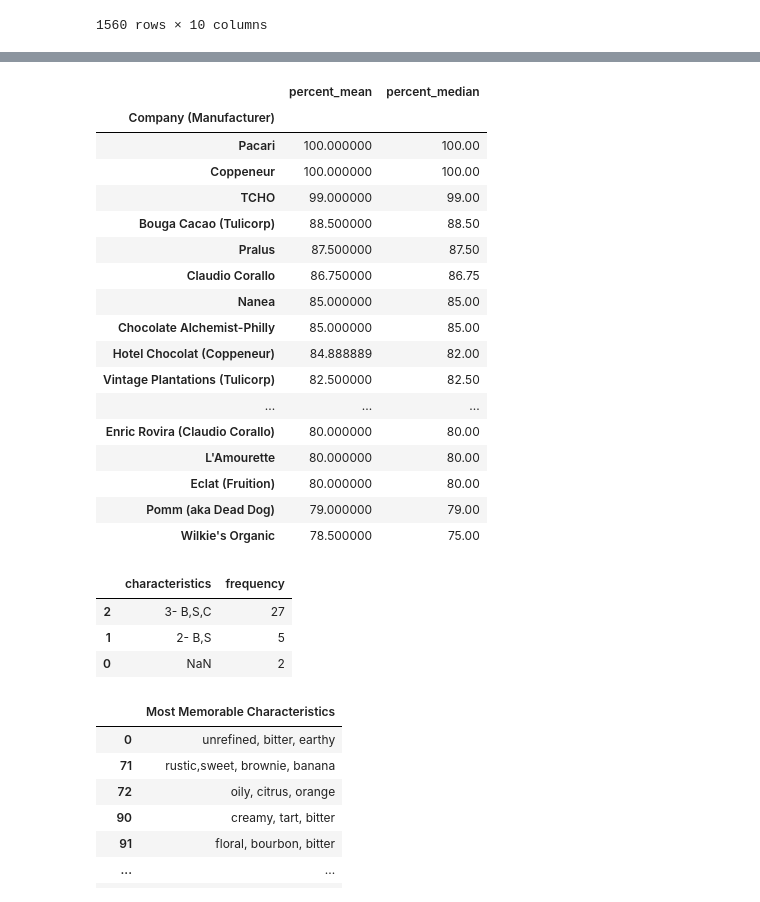
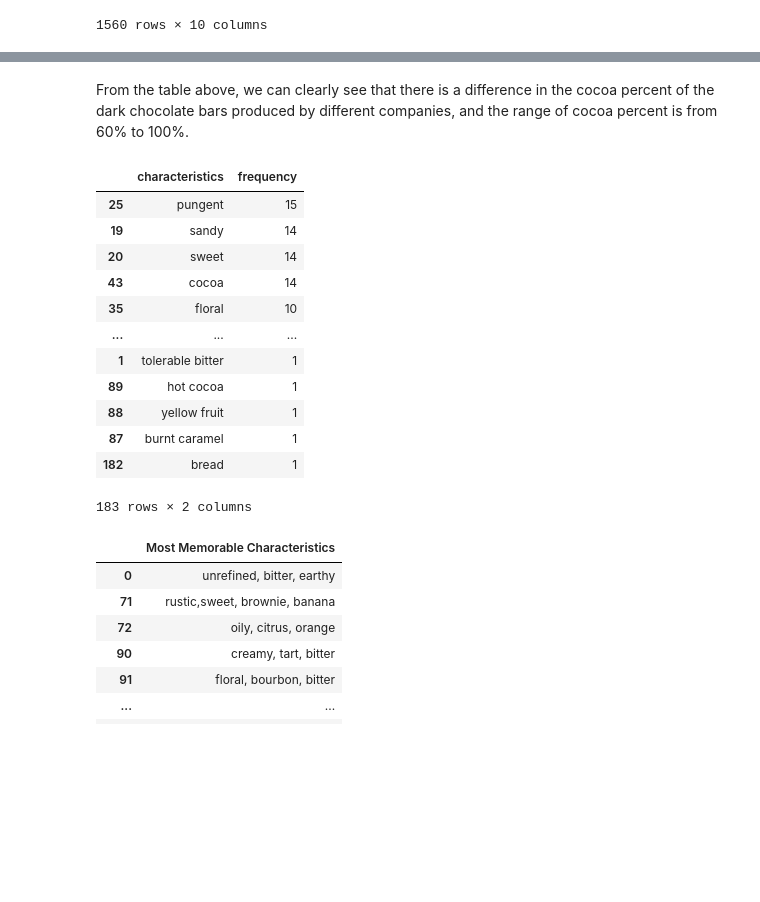
Before and after one commit to UCB-stat-159-s22/hw07-Group22, a Jupyter notebook: runting.ipynb, the cells around one changed output, grey strips where cells are left out. Saved outputs shown, nothing was run; the diff lists cells and outputs as text; code cells hidden in the pictures; blank space fills up the shorter version.

Commit message:
add documentation for the analysis of Cocoa Percent between Different Companies

```diff
--- a/runting.ipynb
+++ b/runting.ipynb
@@ -35,45 +59,44 @@ company_cocoa_percent = chocolate.groupby('Company (Manufacturer)').agg({'percen
-# %%
-company_cocoa_percent.sort_values(by=['percent_mean'], ascending=False).head(20)
-# %% [output]
-|  | percent_mean | percent_median |
-| Company (Manufacturer) |  |  |
-| Pacari | 100.000000 | 100.00 |
-| Coppeneur | 100.000000 | 100.00 |
-| TCHO | 99.000000 | 99.00 |
-| Bouga Cacao (Tulicorp) | 88.500000 | 88.50 |
-| Pralus | 87.500000 | 87.50 |
-| Claudio Corallo | 86.750000 | 86.75 |
-| Nanea | 85.000000 | 85.00 |
-| Chocolate Alchemist-Philly | 85.000000 | 85.00 |
-| Hotel Chocolat (Coppeneur) | 84.888889 | 82.00 |
-| Vintage Plantations (Tulicorp) | 82.500000 | 82.50 |
-| ... | ... | ... |
-| Enric Rovira (Claudio Corallo) | 80.000000 | 80.00 |
-| L'Amourette | 80.000000 | 80.00 |
-| Eclat (Fruition) | 80.000000 | 80.00 |
-| Pomm (aka Dead Dog) | 79.000000 | 79.00 |
-| Wilkie's Organic | 78.500000 | 75.00 |
+# %% [markdown]
+From the table above, we can clearly see that there is a difference in the cocoa percent of the dark chocolate bars produced by different companies, and the range of cocoa percent is from 60% to 100%.
+# %%
+lst = []
+for i in chocolate["Cocoa Percent"].tolist():
+    lst.append(float(re.sub('%', '', i)))
+lst
+chocolate['percent_mean'] = lst
+chocolate['percent_median'] = lst
+
+company_cocoa_percent = chocolate.groupby('Review Date').agg({'percent_mean':'mean', 'percent_median':'median'})
 # %%
 def country_common_charac(chocolate_df, country_name):
-    chocolate_country = chocolate_df[chocolate_df['Company Location'] == country_name][["Ingredients"]]
-    charac_lst = chocolate_country['Ingredients'].tolist()
+    chocolate_country = chocolate_df[chocolate_df['Country of Bean Origin'] == country_name][["Most Memorable Characteristics"]]
+    charac_lst = chocolate_country['Most Memorable Characteristics'].tolist()
     lst = []
-    #for i in np.arange(len(charac_lst)):
-    #    charac_lst[i] = charac_lst[i].split(', ')
+    for i in np.arange(len(charac_lst)):
+        charac_lst[i] = charac_lst[i].split(', ')
 
-    #for i in charac_lst:
-    #    for j in i:
-    #        lst.append(j)
+    for i in charac_lst:
+        for j in i:
+            lst.append(j)
 
-    dic = Counter(charac_lst)
+    dic = Counter(lst)
     return pd.DataFrame(dic.items(), columns=['characteristics', 'frequency']).sort_values(by=['frequency'], ascending=False)
 # %%
-country_common_charac(chocolate, "Australia")
+country_common_charac(chocolate, "Peru")
 # %% [output]
 |  | characteristics | frequency |
-| 2 | 3- B,S,C | 27 |
-| 1 | 2- B,S | 5 |
-| 0 | NaN | 2 |
+| 25 | pungent | 15 |
+| 19 | sandy | 14 |
+| 20 | sweet | 14 |
+| 43 | cocoa | 14 |
+| 35 | floral | 10 |
+| ... | ... | ... |
+| 1 | tolerable bitter | 1 |
+| 89 | hot cocoa | 1 |
+| 88 | yellow fruit | 1 |
+| 87 | burnt caramel | 1 |
+| 182 | bread | 1 |
+183 rows × 2 columns
 # %%
 chocolate_canada = chocolate[chocolate['Company Location'] == "Canada"][["Most Memorable Characteristics"]]
 chocolate_canada
```
Also changed, not shown: parts of 4 cells of this notebook, 1 other file.
